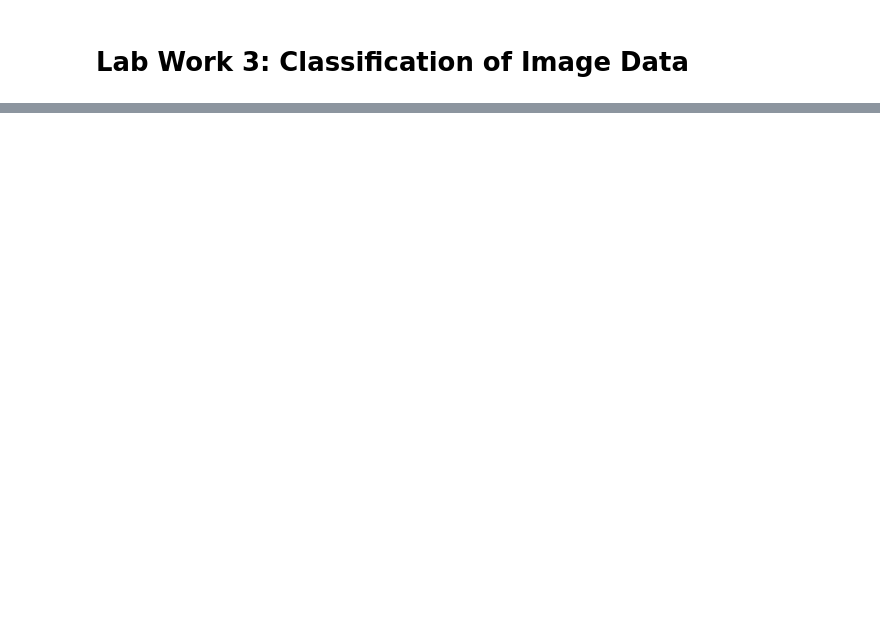
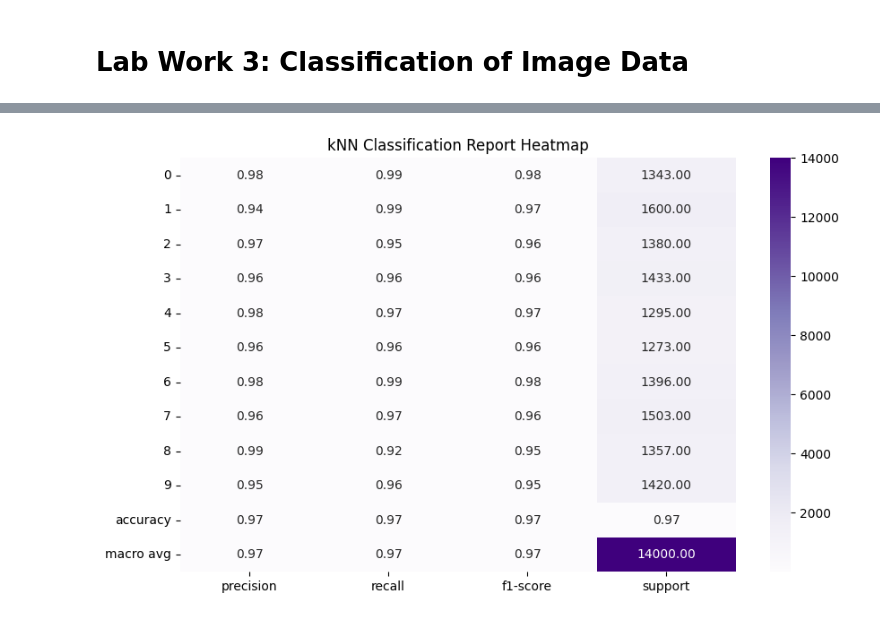
Before and after one commit to moussaka-crypto/uni, a Jupyter notebook: year3/bda2/3_imageClassification.ipynb, the cells around one changed output, grey strips where cells are left out. Drawn from its saved outputs; the diff is of its cells as text; code cells hidden in the pictures; blank space fills up the shorter version.

```diff
--- a/year3/bda2/3_imageClassification.ipynb
+++ b/year3/bda2/3_imageClassification.ipynb
@@ -28,0 +86,4 @@ from sklearn.model_selection import cross_validate
+# %%
+X_train, X_test, y_train, y_test = train_test_split(X, y, test_size=0.2, random_state=42)
+knn_classifier = KNeighborsClassifier(n_neighbors=10)
+knn_classifier.fit(X_train, y_train)
@@ -33,2 +127,10 @@ from sklearn.model_selection import cross_validate
 # %%
 from sklearn.metrics import classification_report, confusion_matrix
+# %%
+# Fitting on the entire training set
+knn_classifier.fit(X_train, y_train)
+y_pred = knn_classifier.predict(X_test)
+# %%
+report = classification_report(y_test, y_pred, output_dict=True)
+# printed without output_dict=True to be more readable
+print(classification_report(y_test, y_pred))
@@ -34,0 +174,13 @@ from sklearn.metrics import classification_report, confusion_matrix
+# %%
+import seaborn as sns
+import pandas as pd
+
+# Converted to dataframe to ease plotting
+report_df = pd.DataFrame(report).transpose()
+
+plt.figure(figsize=(10, 6))
+sns.heatmap(report_df.iloc[:-1, :].astype(float), annot=True, cmap="Purples", fmt=".2f")
+plt.title("kNN Classification Report Heatmap")
+plt.show()
+# %% [output]
+[figure, added]
```
Also changed, not shown: parts of 70 cells of this notebook, 4 other files.
